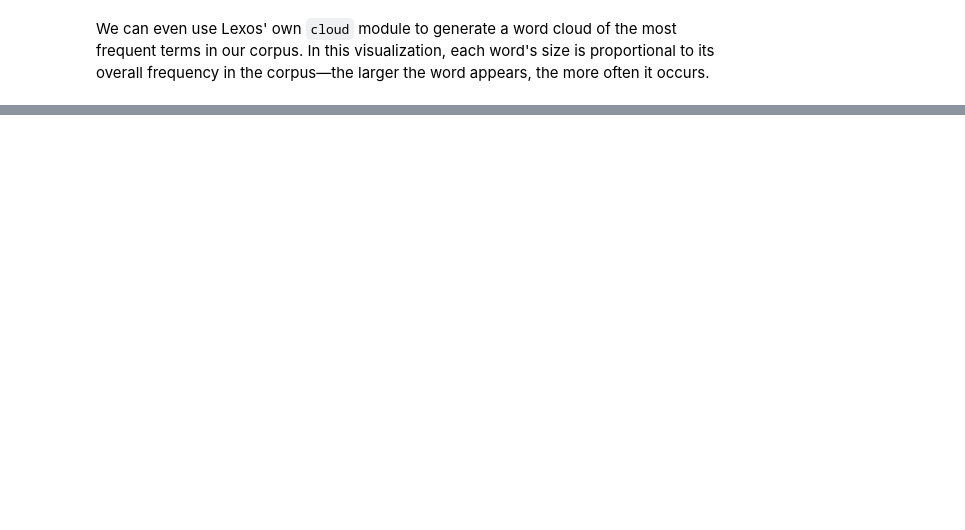
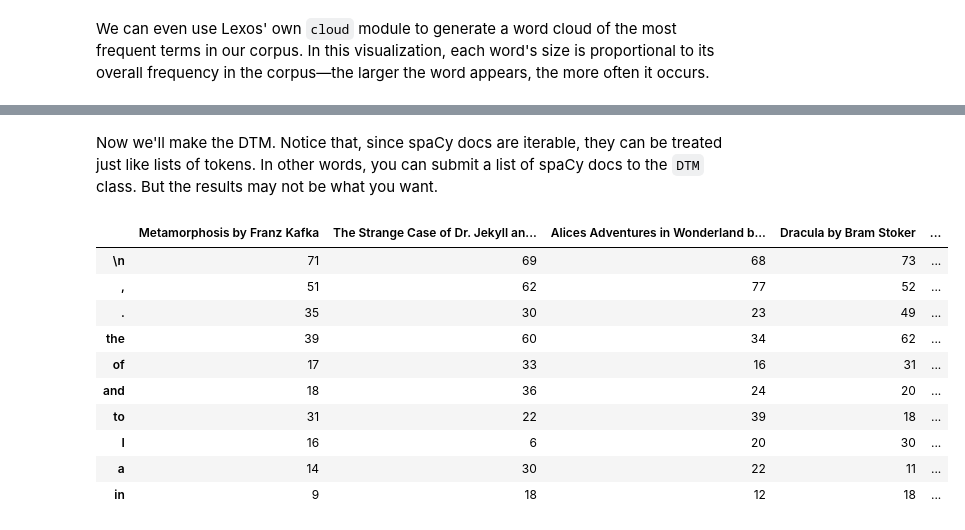
Before and after one commit to mangabe16/lexos, a Jupyter notebook: doc_src/docs/tutorials/dtm/tutorial.ipynb, the cells around one changed output, grey strips where cells are left out. Saved outputs shown, nothing was run; the diff lists cells and outputs as text; code cells hidden in the pictures; blank space fills up the shorter version.

```diff
--- a/doc_src/docs/tutorials/dtm/tutorial.ipynb
+++ b/doc_src/docs/tutorials/dtm/tutorial.ipynb
@@ -791,0 +359,18 @@ uv run pytest --cov=src/lexos/dtm --cov-report=html tests/dtm
+# %% [markdown]
+Now we'll make the DTM. Notice that, since spaCy docs are iterable, they can be treated just like lists of tokens. In other words, you can submit a list of spaCy docs to the `DTM` class. But the results may not be what you want.
+# %%
+dtm = DTM()
+dtm(docs, labels)
+dtm.to_df(sum=True, by="Total", ascending=False).head(10)
+# %% [output]
+|  | Metamorphosis by Franz Kafka | The Strange Case of Dr. Jekyll an... | Alices Adventures in Wonderland b... | Dracula by Bram Stoker | ... |
+| \n | 71 | 69 | 68 | 73 | ... |
+| , | 51 | 62 | 77 | 52 | ... |
+| . | 35 | 30 | 23 | 49 | ... |
+| the | 39 | 60 | 34 | 62 | ... |
+| of | 17 | 33 | 16 | 31 | ... |
+| and | 18 | 36 | 24 | 20 | ... |
+| to | 31 | 22 | 39 | 18 | ... |
+| I | 16 | 6 | 20 | 30 | ... |
+| a | 14 | 30 | 22 | 11 | ... |
+| in | 9 | 18 | 12 | 18 | ... |
```
Also changed, not shown: parts of 116 cells of this notebook, 2 other files.
